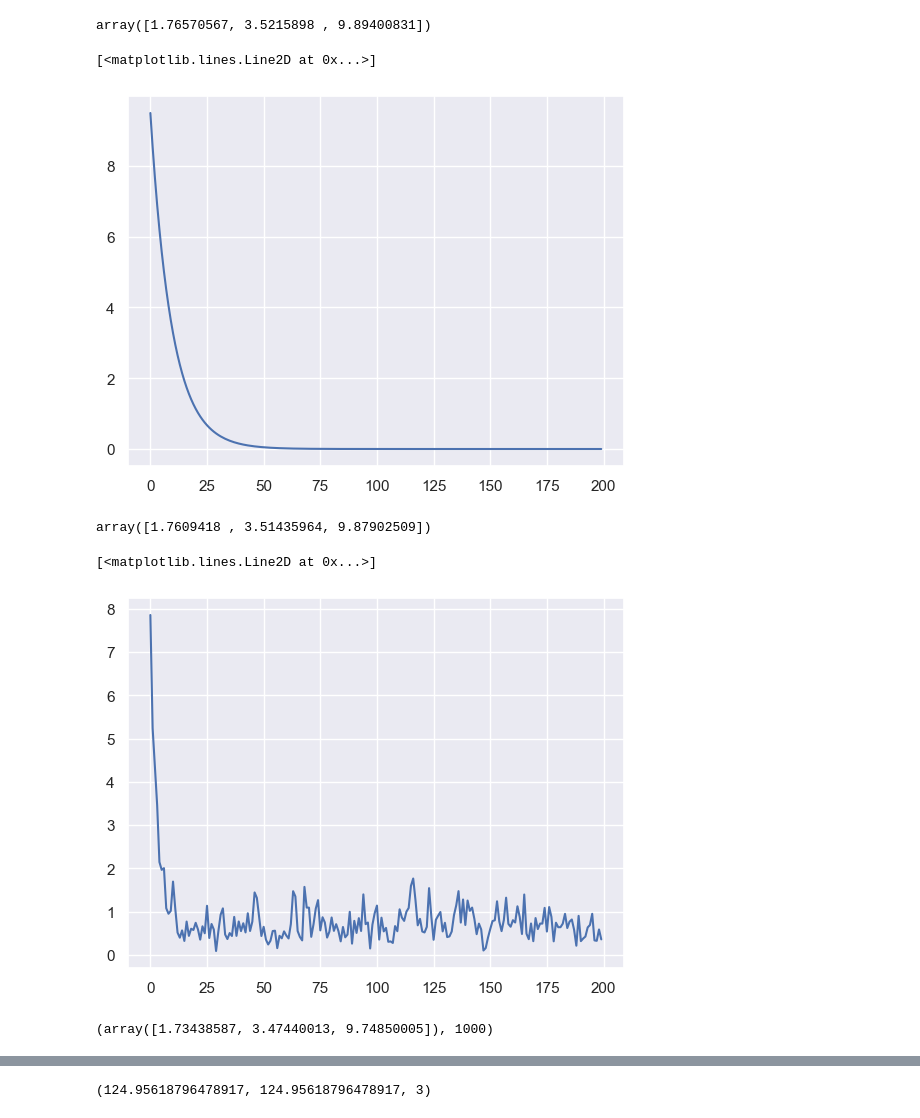
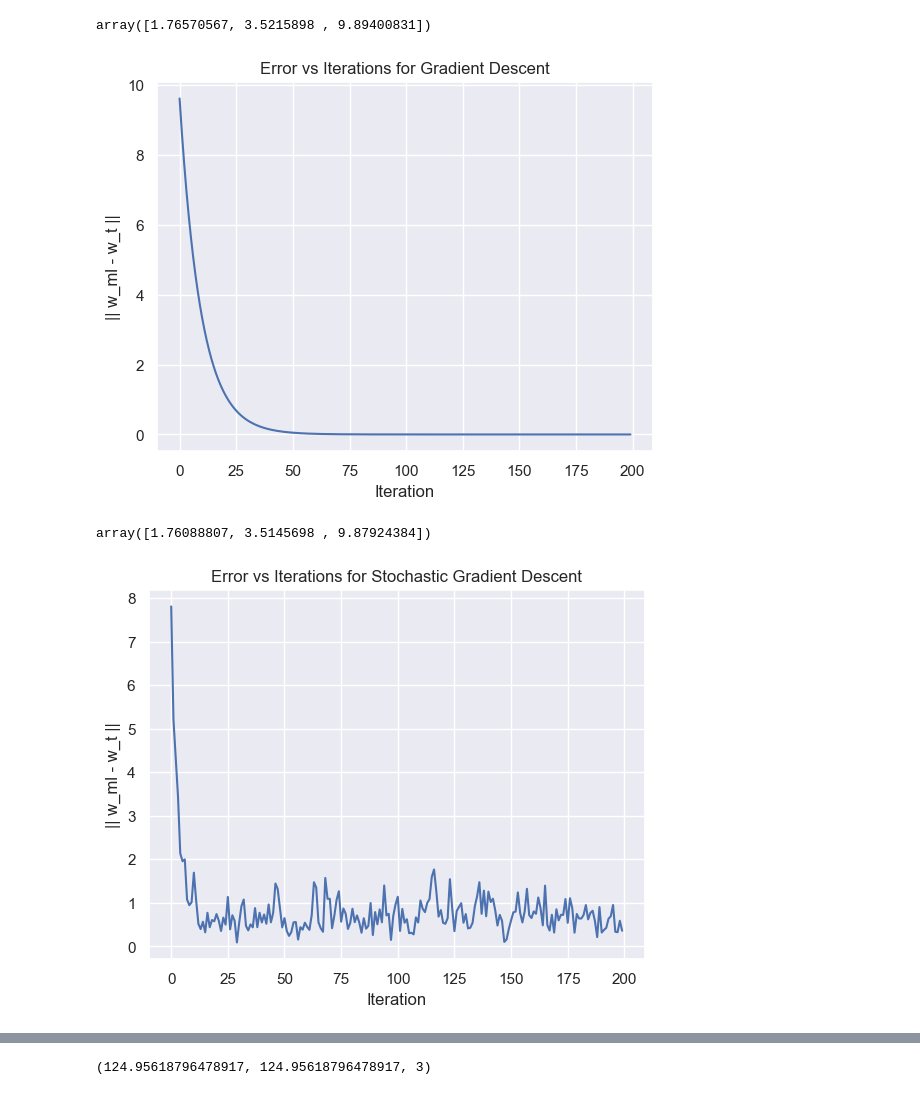
Before and after one commit to seg-fault123/ml, a Jupyter notebook: assignment1/da24c006.ipynb, the cells around one changed output, grey strips where cells are left out. Saved outputs shown, nothing was run; the diff lists cells and outputs as text; code cells hidden in the pictures.

```diff
--- a/assignment1/da24c006.ipynb
+++ b/assignment1/da24c006.ipynb
@@ -40,45 +27,17 @@ w_ml=reg.coef_
 w_ml, mse(y, reg.predict(X))
 # %% [output]
 (array([1.76570568, 3.5215898 , 9.89400832]), 123.36485997994839)
-# %%
-class GradientDescent:
-    def __init__(self, step_size=None, iterations=1000):
-        self.step_size=step_size
-        self.iterations=iterations
-        self.coef_=None
-
-    def gradient(self, X, y):
-        return (X.T @ X @ self.coef_) - (X.T @ y)
-
-    def fit(self, X, y):
-        X_=X.copy()
-        X_=np.concatenate((X, np.ones(shape=(X.shape[0], 1))), axis=1)
-        self.coef_=np.random.normal(scale=0.1, size=X_.shape[1])
-        self.errors=[]
-        self.actual_iterations=0
-        calc_step_size=lambda x: self.step_size
-        if self.step_size is None:
-            calc_step_size=lambda x: 1/(1+x)
-        for _ in range(self.iterations):
-            grad=self.gradient(X_, y)
-            if np.linalg.norm(grad)==0:
-                break
-            self.coef_-=calc_step_size(self.actual_iterations)*grad
-            self.errors.append(np.linalg.norm(w_ml-self.coef_))
-            self.actual_iterations+=1
-
-    def predict(self, X):
-        X_=X.copy()
-        X_=np.concatenate((X, np.ones(shape=(X.shape[0], 1))), axis=1)
-        return X_ @ self.coef_
 # %%
 gd=GradientDescent(step_size=0.0001, iterations=200)
-gd.fit(X, y)
+gd.fit(X, y, w_ml=w_ml)
 gd.coef_
 # %% [output]
 array([1.76570567, 3.5215898 , 9.89400831])
 # %%
 plt.plot(range(gd.actual_iterations), gd.errors)
+plt.xlabel('Iteration')
+plt.ylabel('|| w_ml - w_t ||')
+plt.title('Error vs Iterations for Gradient Descent')
+plt.show()
 # %% [output]
-[<matplotlib.lines.Line2D at 0x...>]
-[figure, old version]
+[figure, new version]
@@ -129,11 +44,14 @@ class StochasticGradientDescent:
 # %%
 sgd=StochasticGradientDescent(step_size=0.0025, iterations=1000)
-sgd.fit(X, y)
+sgd.fit(X, y, w_ml=w_ml)
 sgd.coef_
 # %% [output]
-array([1.7609418 , 3.51435964, 9.87902509])
+array([1.76088807, 3.5145698 , 9.87924384])
 # %%
 plt.plot(range(sgd.actual_iterations)[:200], sgd.errors[:200])
+plt.xlabel('Iteration')
+plt.ylabel('|| w_ml - w_t ||')
+plt.title('Error vs Iterations for Stochastic Gradient Descent')
+plt.show()
 # %% [output]
-[<matplotlib.lines.Line2D at 0x...>]
-[figure, old version]
+[figure, new version]
@@ -174,6 +57,0 @@ class RidgeGD:
-# %%
-rgd=RidgeGD(regu=15, step_size=0.0001, iterations=1000)
-rgd.fit(X, y)
-rgd.coef_, rgd.actual_iterations
-# %% [output]
-(array([1.73438587, 3.47440013, 9.74850005]), 1000)
```
Also changed, not shown: parts of 15 cells of this notebook, 3 other files.
